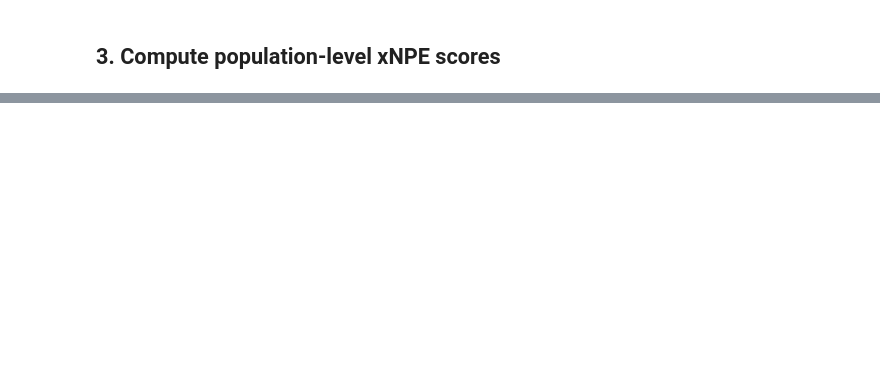
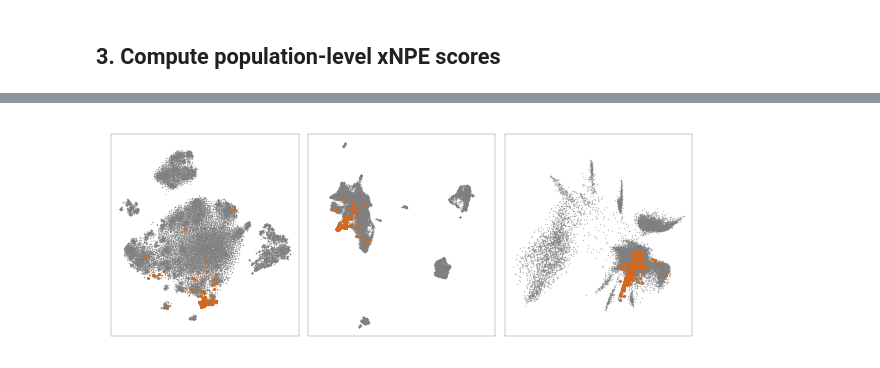
Before and after one commit to saeyslab/ViVAE, a Jupyter notebook: examples/case_study_reed.ipynb, the cells around one changed output, grey strips where cells are left out. Saved outputs shown, nothing was run; the diff lists cells and outputs as text; code cells hidden in the pictures; blank space fills up the shorter version.

```diff
--- a/examples/case_study_reed.ipynb
+++ b/examples/case_study_reed.ipynb
@@ -202,25 +180,32 @@ poi = 'mature NK T cell'
+# %%
+## Set population of interest (POI)
+
+poi = 'natural killer cell'
 # %%
+## Highlight the POI in 2-d layouts
+
 mpl.rcParams['axes.linewidth'] = 0.1
 pops = list(xnpe_tsne.keys())
 methods = ['t-SNE', 'UMAP', 'ViVAE']
 nmet = len(methods)
-fig, ax = plt.subplots(nrows=1, ncols=3, figsize=(5, 1.5), dpi=150)
-fig.subplots_adjust(wspace=.3)
+fig, ax = plt.subplots(nrows=1, ncols=3, figsize=(5, 1.75), dpi=150)
+fig.subplots_adjust(wspace=.05)
 handles = []
 labels = []
 embs = [emb_tsne, emb_umap, emb_vivae]
 s = .01
 
 idcs_nk = np.where(labs==poi)[0]
 for i, method in enumerate(methods):
 
         emb = embs[i]
         ax[i].scatter(emb[:,0], emb[:,1], s=s, c='grey', alpha=1., linewidth=.5)
-        ax[i].scatter(emb[idcs_nk,0], emb[idcs_nk,1], s=3, c=palette[idx_pop], alpha=1., linewidth=.5)
+        ax[i].scatter(emb[idcs_nk,0], emb[idcs_nk,1], s=1., c=palette[poi], alpha=1., linewidth=.5)
 
         ax[i].axis('equal')
-        ax[i].set_title(methods[i], size=7, ha='left', x=-.03, y=.98)
-        ax[i].tick_params(axis='both', labelsize=5)
+        ax[i].tick_params(axis='both', labelbottom=False, labelleft=False, bottom=False, left=False)
 fig.savefig('reed_B_embeddings_poi.png', bbox_inches='tight', dpi=300, transparent=True)
 fig.savefig('reed_B_embeddings_poi.svg', bbox_inches='tight', transparent=True)
+# %% [output]
+[figure, added]
 # %%
```
Also changed, not shown: parts of 23 cells of this notebook.
